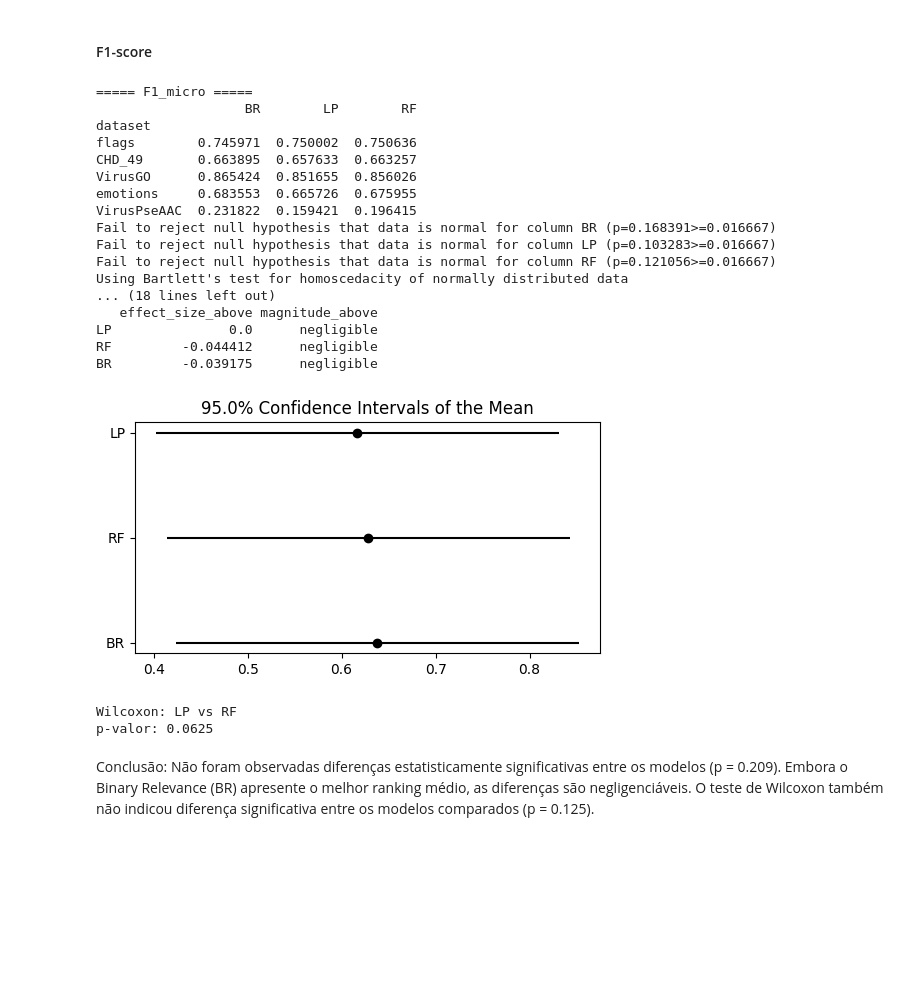
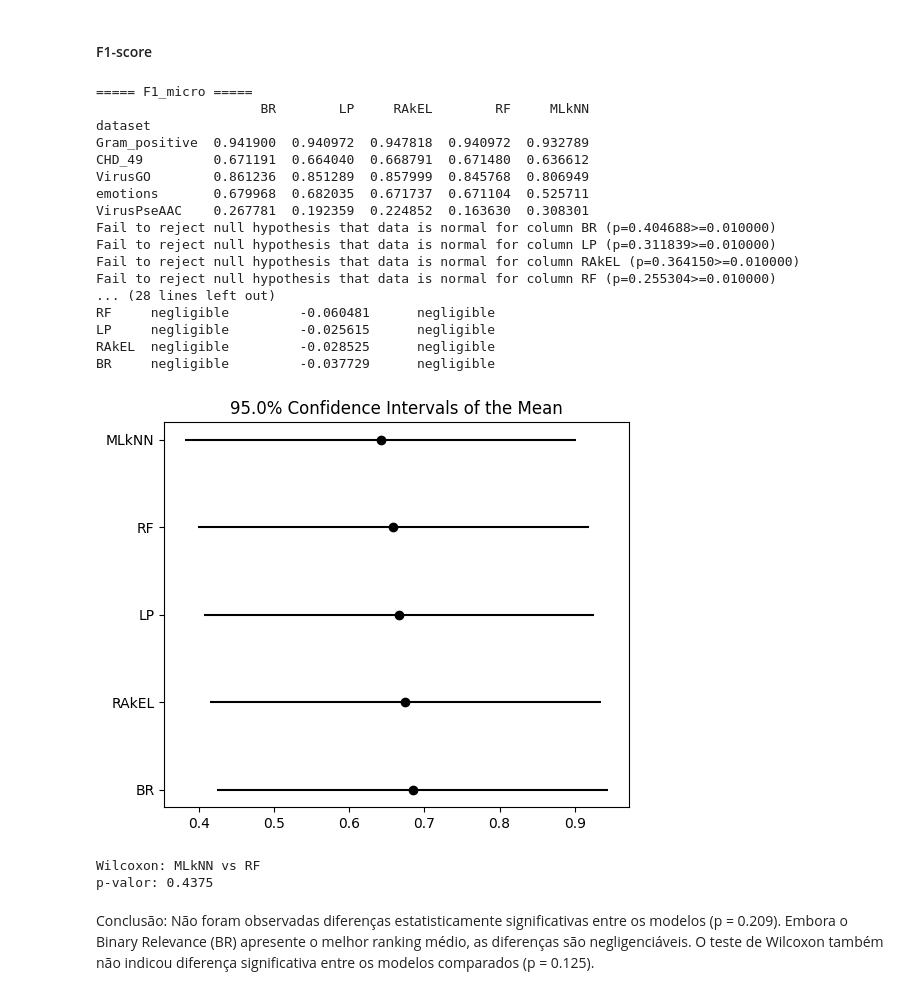
Before and after one commit to iarabertopena/ml-learning-lab, a Jupyter notebook: ml_learning_lab.ipynb, the cells around one changed output. Cells and saved outputs as stored; diff of their text form; code cells hidden in the pictures; blank space fills up the shorter version.

```diff
--- a/ml_learning_lab.ipynb
+++ b/ml_learning_lab.ipynb
@@ -115,7 +117,8 @@ df.head()
 5 rows × 446 columns
 # %%
 datasets_config = {
-    "flags": {"path": "/content/flags.csv", "n_labels": 7},
+    "Gram_positive": {"path": "/content/Gram_positive.csv", "n_labels": 4},
+    #"flags": {"path": "/content/flags.csv", "n_labels": 6},
     "CHD_49": {"path": "/content/CHD_49.csv", "n_labels": 6},
     "VirusGO": {"path": "/content/VirusGO.csv", "n_labels": 6},
     "emotions": {"path": "/content/emotions.csv", "n_labels": 6},
@@ -242,7 +245,7 @@ def get_models():
 
         "RAkEL": RakelD(
             base_classifier=RandomForestClassifier(n_estimators=100, random_state=42),
-            labelset_size=3
+            labelset_size=2
         ),
 
         "RF": RandomForestClassifier(n_estimators=100, random_state=42),
@@ -848,53 +851,52 @@ import matplotlib.pyplot as plt
 print("\n===== F1_micro =====")
 
 # tabela
 df = build_table(all_results, "f1_micro")
-#df = df.dropna()
-df = df.drop(columns=["RAkEL"]) # RAkEL não funcionou com o dataset "flags" :/
+df = df.dropna()
 
 print(df)
 
 # Friedman + Nemenyi
 result = autorank(df, alpha=0.05, order='descending', verbose=True)
 
 print("\nRanking médio:")
 print(result.rankdf)
 
 #plot_stats(result)
 #plt.show()
 
 plot_stats(result, allow_insignificant=True)
 plt.show()
 
 # Wilcoxon (só com os 2 melhores)
 means = df.mean().sort_values(ascending=True)
 m1, m2 = means.index[:2]
 
 stat, p = wilcoxon(df[m1], df[m2])
 
 print(f"\nWilcoxon: {m1} vs {m2}")
 print("p-valor:", p)
 # %% [output]
 ===== F1_micro =====
-                   BR        LP        RF
+                     BR        LP     RAkEL        RF     MLkNN
 dataset
-flags        0.745971  0.750002  0.750636
-CHD_49       0.663895  0.657633  0.663257
-VirusGO      0.865424  0.851655  0.856026
-emotions     0.683553  0.665726  0.675955
-VirusPseAAC  0.231822  0.159421  0.196415
-Fail to reject null hypothesis that data is normal for column BR (p=0.168391>=0.016667)
-Fail to reject null hypothesis that data is normal for column LP (p=0.103283>=0.016667)
-Fail to reject null hypothesis that data is normal for column RF (p=0.121056>=0.016667)
-Using Bartlett's test for homoscedacity of normally distributed data
-... (18 lines left out)
-   effect_size_above magnitude_above
-LP               0.0      negligible
-RF         -0.044412      negligible
-BR         -0.039175      negligible
+Gram_positive  0.941900  0.940972  0.947818  0.940972  0.932789
+CHD_49         0.671191  0.664040  0.668791  0.671480  0.636612
+VirusGO        0.861236  0.851289  0.857999  0.845768  0.806949
+emotions       0.679968  0.682035  0.671737  0.671104  0.525711
+VirusPseAAC    0.267781  0.192359  0.224852  0.163630  0.308301
+Fail to reject null hypothesis that data is normal for column BR (p=0.404688>=0.010000)
+Fail to reject null hypothesis that data is normal for column LP (p=0.311839>=0.010000)
+Fail to reject null hypothesis that data is normal for column RAkEL (p=0.364150>=0.010000)
+Fail to reject null hypothesis that data is normal for column RF (p=0.255304>=0.010000)
+... (28 lines left out)
+RF     negligible         -0.060481      negligible
+LP     negligible         -0.025615      negligible
+RAkEL  negligible         -0.028525      negligible
+BR     negligible         -0.037729      negligible
-[figure, old version]
+[figure, new version]
-Wilcoxon: LP vs RF
-p-valor: 0.0625
+Wilcoxon: MLkNN vs RF
+p-valor: 0.4375
 # %% [markdown]
 Conclusão: Não foram observadas diferenças estatisticamente significativas entre os modelos (p = 0.209). Embora o Binary Relevance (BR) apresente o melhor ranking médio, as diferenças são negligenciáveis. O teste de Wilcoxon também não indicou diferença significativa entre os modelos comparados (p = 0.125).
 # %%
```
Also changed, not shown: parts of 21 cells of this notebook.
